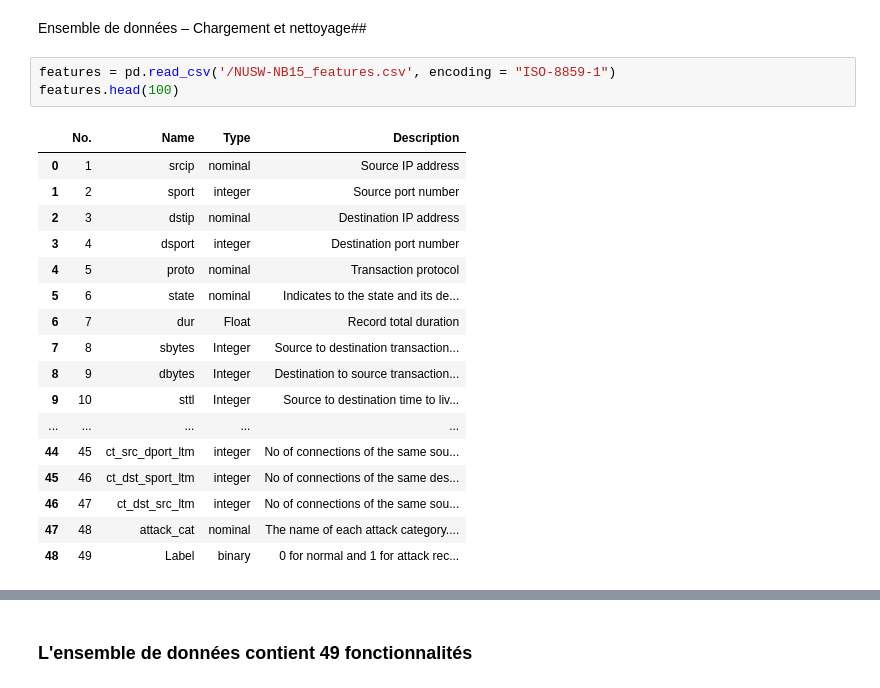
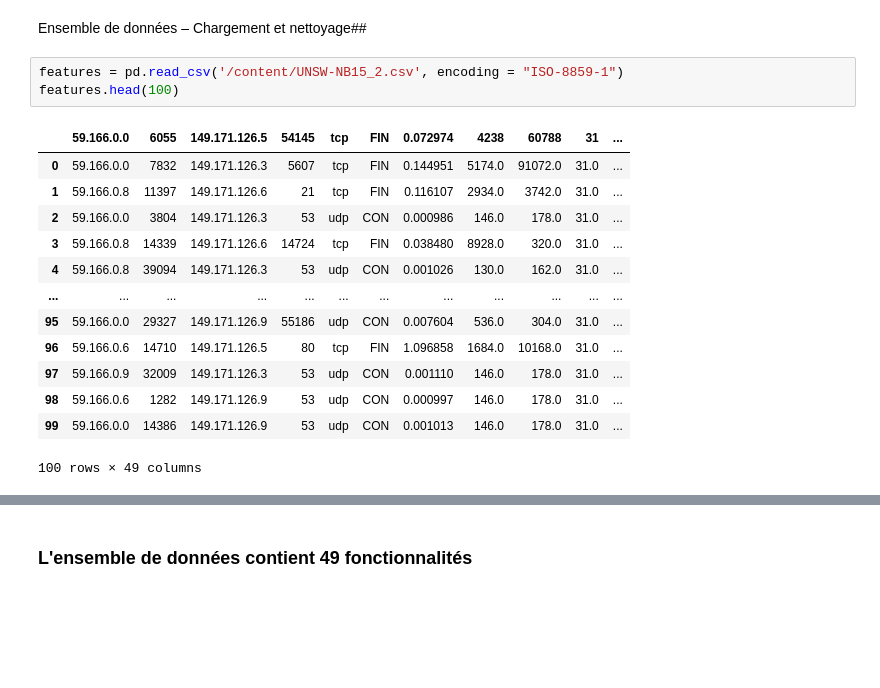
Before and after one commit to sergelacombe/projet-RNCP, a Jupyter notebook: L'analyse_exploratoire_des_données.ipynb, the cells around one changed output, grey strips where cells are left out. Cells and saved outputs as stored; diff of their text form; blank space fills up the shorter version.

```diff
--- a/L'analyse_exploratoire_des_données.ipynb
+++ b/L'analyse_exploratoire_des_données.ipynb
@@ -67,26 +67,22 @@ Vers : un ver est une attaque malveillante qui se propage via la propagation du
 # %% [markdown]
 Ensemble de données – Chargement et nettoyage##
 # %%
-features = pd.read_csv('/NUSW-NB15_features.csv', encoding = "ISO-8859-1")
+features = pd.read_csv('/content/UNSW-NB15_2.csv', encoding = "ISO-8859-1")
 features.head(100)
 # %% [output]
-|  | No. | Name | Type | Description |
-| 0 | 1 | srcip | nominal | Source IP address |
-| 1 | 2 | sport | integer | Source port number |
-| 2 | 3 | dstip | nominal | Destination IP address |
-| 3 | 4 | dsport | integer | Destination port number |
-| 4 | 5 | proto | nominal | Transaction protocol |
-| 5 | 6 | state | nominal | Indicates to the state and its de... |
-| 6 | 7 | dur | Float | Record total duration |
-| 7 | 8 | sbytes | Integer | Source to destination transaction... |
-| 8 | 9 | dbytes | Integer | Destination to source transaction... |
-| 9 | 10 | sttl | Integer | Source to destination time to liv... |
-| ... | ... | ... | ... | ... |
-| 44 | 45 | ct_src_dport_ltm | integer | No of connections of the same sou... |
-| 45 | 46 | ct_dst_sport_ltm | integer | No of connections of the same des... |
-| 46 | 47 | ct_dst_src_ltm | integer | No of connections of the same sou... |
-| 47 | 48 | attack_cat | nominal | The name of each attack category.... |
-| 48 | 49 | Label | binary | 0 for normal and 1 for attack rec... |
+|  | 59.166.0.0 | 6055 | 149.171.126.5 | 54145 | tcp | FIN | 0.072974 | 4238 | 60788 | 31 | ... |
+| 0 | 59.166.0.0 | 7832 | 149.171.126.3 | 5607 | tcp | FIN | 0.144951 | 5174.0 | 91072.0 | 31.0 | ... |
+| 1 | 59.166.0.8 | 11397 | 149.171.126.6 | 21 | tcp | FIN | 0.116107 | 2934.0 | 3742.0 | 31.0 | ... |
+| 2 | 59.166.0.0 | 3804 | 149.171.126.3 | 53 | udp | CON | 0.000986 | 146.0 | 178.0 | 31.0 | ... |
+| 3 | 59.166.0.8 | 14339 | 149.171.126.6 | 14724 | tcp | FIN | 0.038480 | 8928.0 | 320.0 | 31.0 | ... |
+| 4 | 59.166.0.8 | 39094 | 149.171.126.3 | 53 | udp | CON | 0.001026 | 130.0 | 162.0 | 31.0 | ... |
+| ... | ... | ... | ... | ... | ... | ... | ... | ... | ... | ... | ... |
+| 95 | 59.166.0.0 | 29327 | 149.171.126.9 | 55186 | udp | CON | 0.007604 | 536.0 | 304.0 | 31.0 | ... |
+| 96 | 59.166.0.6 | 14710 | 149.171.126.5 | 80 | tcp | FIN | 1.096858 | 1684.0 | 10168.0 | 31.0 | ... |
+| 97 | 59.166.0.9 | 32009 | 149.171.126.3 | 53 | udp | CON | 0.001110 | 146.0 | 178.0 | 31.0 | ... |
+| 98 | 59.166.0.6 | 1282 | 149.171.126.9 | 53 | udp | CON | 0.000997 | 146.0 | 178.0 | 31.0 | ... |
+| 99 | 59.166.0.0 | 14386 | 149.171.126.9 | 53 | udp | CON | 0.001013 | 146.0 | 178.0 | 31.0 | ... |
+100 rows × 49 columns
 # %%
 import numpy as np
 from google.colab import autoviz
```
Also changed, not shown: parts of 36 cells of this notebook.
